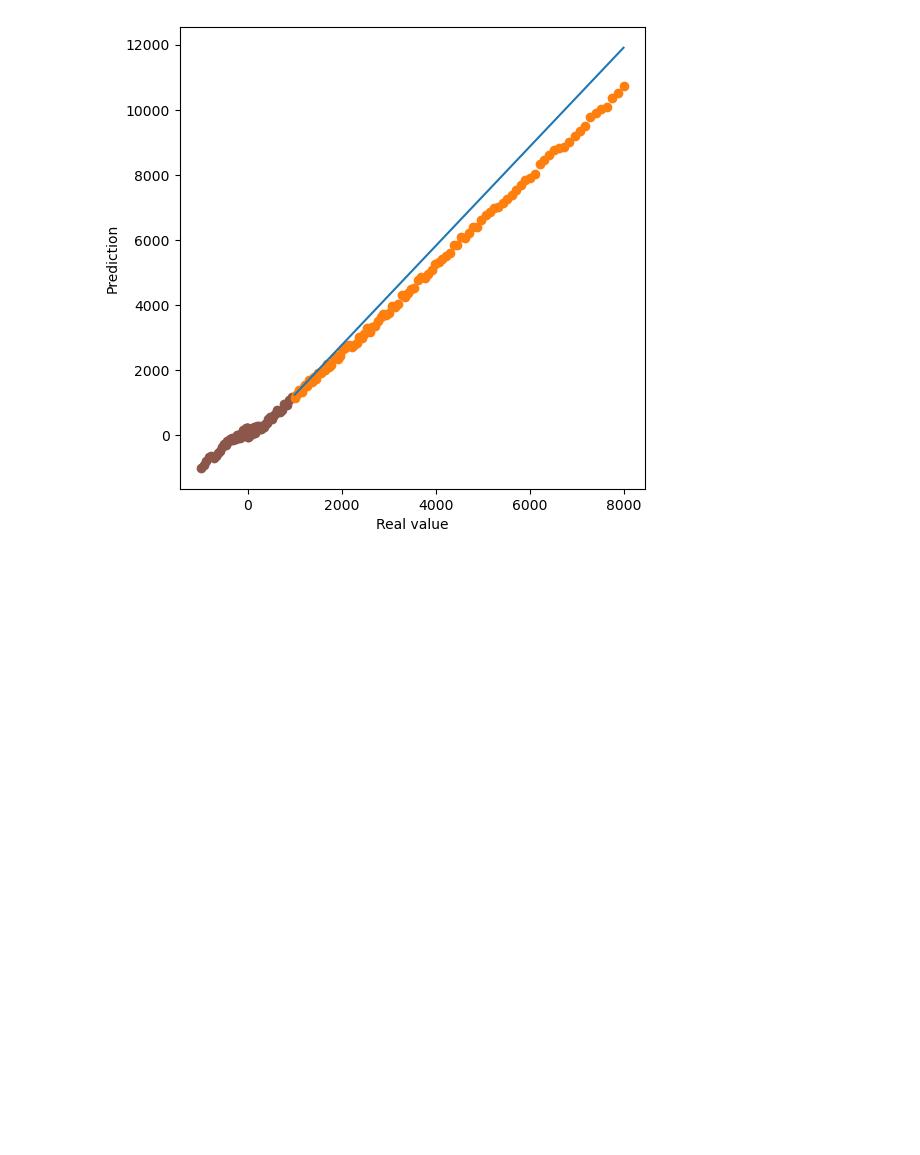
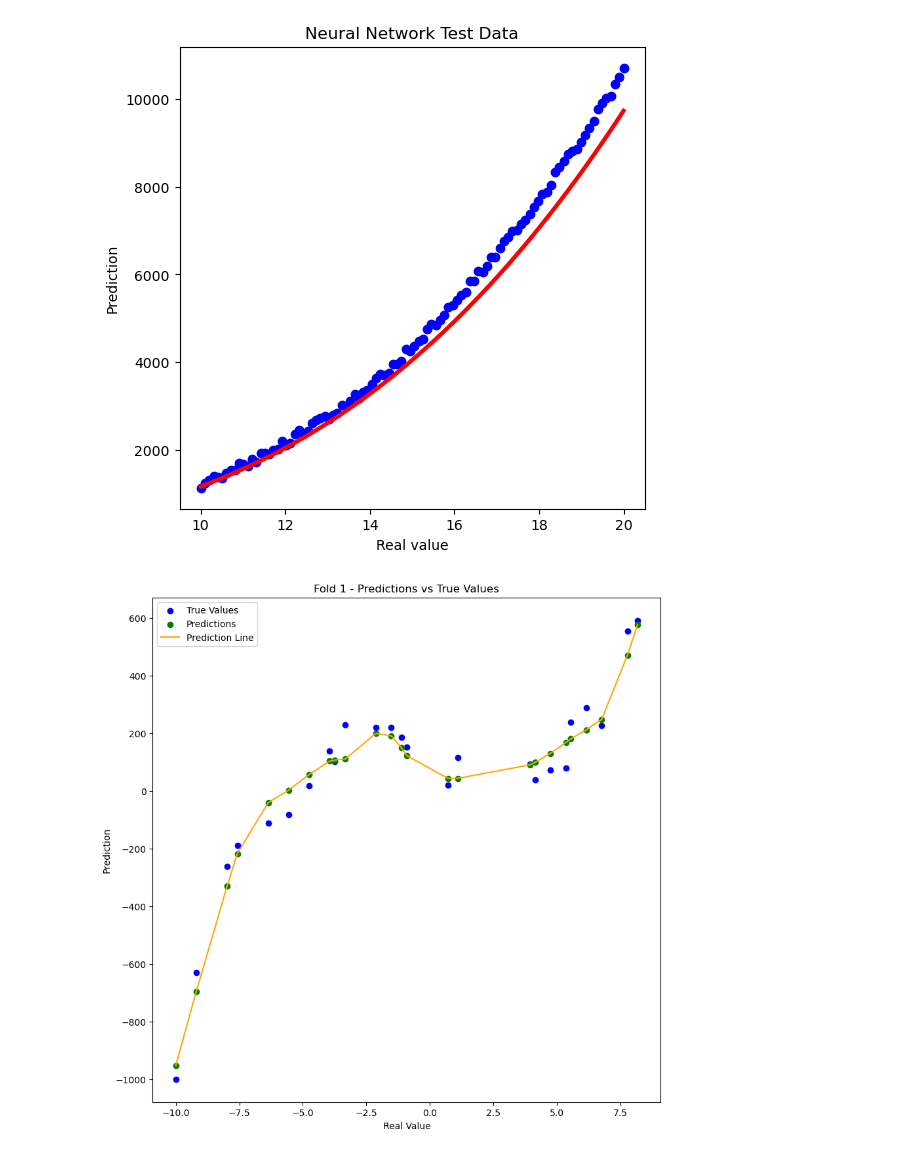
Before and after one commit to jtrenchovski/ML_CW, a Jupyter notebook: neural_network.ipynb, the cells around one changed output. Cells and saved outputs as stored; diff of their text form; code cells hidden in the pictures; blank space fills up the shorter version.

```diff
--- a/neural_network.ipynb
+++ b/neural_network.ipynb
@@ -9,52 +9,82 @@ from sklearn.model_selection import GridSearchCV, RandomizedSearchCV
 from sklearn.svm import SVC
 from sklearn.datasets import make_moons
 from sklearn.preprocessing import PolynomialFeatures
+from sklearn.preprocessing import StandardScaler
+from sklearn.model_selection import cross_val_score
+from sklearn.model_selection import KFold
 from sklearn.metrics import mean_squared_error
-from sklearn.preprocessing import StandardScaler
 
 data_train = np.loadtxt("regression_train.txt")
 data_test = np.loadtxt("regression_test.txt")
 
-np.random.shuffle(data_train)
-
-X_train = data_train[:,0].reshape(-1, 1) ** 3
+X_train = data_train[:,0].reshape(-1, 1)
 y_train = data_train[:,1]
 
-x_test = data_test[:,0].reshape(-1, 1) ** 3
+X_test = data_test[:,0].reshape(-1, 1)
 y_test = data_test[:,1]
 
-scaler = StandardScaler()
-X_train_scaled = scaler.fit_transform(X_train)
-X_test_scaled = scaler.transform(x_test)
-
-scaler_y = StandardScaler()
-y_train_scaled = scaler_y.fit_transform(y_train.reshape(-1, 1)).flatten()
-y_test_scaled = scaler_y.transform(y_test.reshape(-1, 1)).flatten()
-
 poly = PolynomialFeatures(degree=3)
-x_poly = poly.fit_transform(X_train_scaled)
+x_poly = poly.fit_transform(X_train)
 
 poly2 = PolynomialFeatures(degree=3)
-x_poly_test = poly2.fit_transform(X_test_scaled)
+x_poly_test = poly2.fit_transform(X_test)
 
 mlp_classifier = MLPRegressor(
-                    hidden_layer_sizes=(100, 3),
+                    hidden_layer_sizes=(100, 10),
                     activation='relu',
                     solver='lbfgs',
                     alpha=0,
-                    learning_rate_init=0.001,
+                    learning_rate_init=0.01,
                     max_iter=500,
                     n_iter_no_change=25
                     )
-mlp_classifier.fit(X_train, y_train)
+mlp_classifier.fit(x_poly, y_train)
 
-print("Score of train data: ", mlp_classifier.score(X_train, y_train))
-print("Score of test data: ", mlp_classifier.score(x_test, y_test))
+print("Score of train data: ", mlp_classifier.score(x_poly, y_train))
+print("Score of test data: ", mlp_classifier.score(x_poly_test, y_test))
+
+score = cross_val_score(mlp_classifier, X_train, y_train, cv=10, scoring='neg_mean_squared_error')
+print("SE: ", -score)
+print("Mean SEL: ", -score.mean())
 
 fig, ax = plt.subplots(figsize=(6,6))
-ax.scatter(X_train, y_train, c='#8c564b')
-ax.scatter(x_test, y_test, c='#ff7f0e')
-ax.plot(x_test, mlp_classifier.predict(x_test))
+# ax.scatter(X_train, y_train, c='green')
+ax.scatter(X_test, y_test, c='blue')
+ax.plot(X_test, mlp_classifier.predict(x_poly_test), color='red', linewidth=3)
 ax.set_xlabel('Real value')
 ax.set_ylabel('Prediction')
+ax.set_title("Neural Network Test Data")
+
+# Assuming X_train and y_train are defined
+kf = KFold(n_splits=4, shuffle=True, random_state=42)
+
+# Initialize variables
+fold = 0
+mlp_classifier.fit(x_poly, y_train)  # Fit the classifier initially to avoid errors during split
+
+for train_index, val_index in kf.split(X_train):
+    fold += 1
+    X_train_fold, X_val_fold = x_poly[train_index], x_poly[val_index]
+    y_train_fold, y_val_fold = y_train[train_index], y_train[val_index]
+
+    # Train the model on the training fold
+    mlp_classifier.fit(X_train_fold, y_train_fold)
+
+    # Predictions for the validation fold
+    y_val_pred = mlp_classifier.predict(X_val_fold)
+
+    X_plot_fold = X_train[val_index]
+
+    # For the first fold, plot the data
+     # Change this to select the fold you want to visualize
+    fig, ax = plt.subplots(figsize=(10, 10))
+    ax.scatter(X_plot_fold, y_val_fold, c='blue', label='True Values')
+    ax.scatter(X_plot_fold, y_val_pred, c='green', label='Predictions')
+    ax.plot(X_plot_fold, y_val_pred, color='orange', label='Prediction Line')
+    ax.set_xlabel('Real Value')
+    ax.set_ylabel('Prediction')
+    ax.legend()
+    plt.title(f'Fold {fold} - Predictions vs True Values')
+    plt.show()
+    break  # Exit loop after plotting one fold
 # %% [output]
@@ -69 +119,2 @@ Text(0, 0.5, 'Prediction')
-[figure, old version]
+[figure, new version]
+[figure, added]
```
Also changed, not shown: parts of 1 cell of this notebook, 11 other files.
